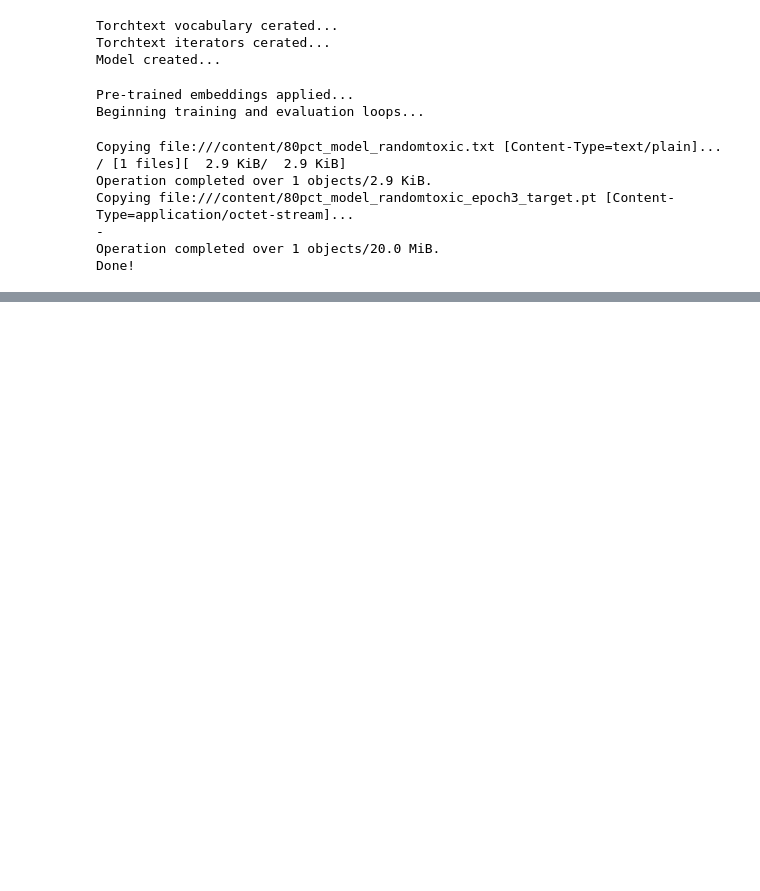
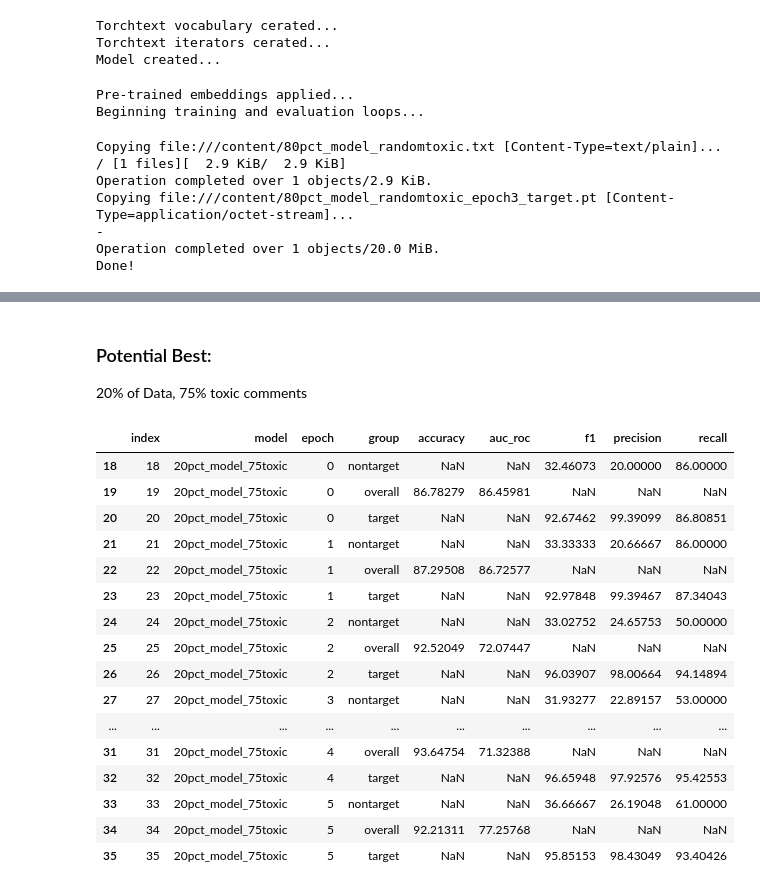
Before and after one commit to natashamathur/no_hate_all_love, a Jupyter notebook: test_lstm.ipynb, the cells around one changed output, grey strips where cells are left out. Saved outputs shown, nothing was run; the diff lists cells and outputs as text; code cells hidden in the pictures; blank space fills up the shorter version.

```diff
--- a/test_lstm.ipynb
+++ b/test_lstm.ipynb
@@ -1059,0 +1116,24 @@ Done!
+# %% [markdown]
+### Potential Best:
+
+20% of Data, 75% toxic comments
+# %%
+results_df[results_df.model == '20pct_model_75toxic']
+# %% [output]
+|  | index | model | epoch | group | accuracy | auc_roc | f1 | precision | recall |
+| 18 | 18 | 20pct_model_75toxic | 0 | nontarget | NaN | NaN | 32.46073 | 20.00000 | 86.00000 |
+| 19 | 19 | 20pct_model_75toxic | 0 | overall | 86.78279 | 86.45981 | NaN | NaN | NaN |
+| 20 | 20 | 20pct_model_75toxic | 0 | target | NaN | NaN | 92.67462 | 99.39099 | 86.80851 |
+| 21 | 21 | 20pct_model_75toxic | 1 | nontarget | NaN | NaN | 33.33333 | 20.66667 | 86.00000 |
+| 22 | 22 | 20pct_model_75toxic | 1 | overall | 87.29508 | 86.72577 | NaN | NaN | NaN |
+| 23 | 23 | 20pct_model_75toxic | 1 | target | NaN | NaN | 92.97848 | 99.39467 | 87.34043 |
+| 24 | 24 | 20pct_model_75toxic | 2 | nontarget | NaN | NaN | 33.02752 | 24.65753 | 50.00000 |
+| 25 | 25 | 20pct_model_75toxic | 2 | overall | 92.52049 | 72.07447 | NaN | NaN | NaN |
+| 26 | 26 | 20pct_model_75toxic | 2 | target | NaN | NaN | 96.03907 | 98.00664 | 94.14894 |
+| 27 | 27 | 20pct_model_75toxic | 3 | nontarget | NaN | NaN | 31.93277 | 22.89157 | 53.00000 |
+| ... | ... | ... | ... | ... | ... | ... | ... | ... | ... |
+| 31 | 31 | 20pct_model_75toxic | 4 | overall | 93.64754 | 71.32388 | NaN | NaN | NaN |
+| 32 | 32 | 20pct_model_75toxic | 4 | target | NaN | NaN | 96.65948 | 97.92576 | 95.42553 |
+| 33 | 33 | 20pct_model_75toxic | 5 | nontarget | NaN | NaN | 36.66667 | 26.19048 | 61.00000 |
+| 34 | 34 | 20pct_model_75toxic | 5 | overall | 92.21311 | 77.25768 | NaN | NaN | NaN |
+| 35 | 35 | 20pct_model_75toxic | 5 | target | NaN | NaN | 95.85153 | 98.43049 | 93.40426 |
```
Also changed, not shown: parts of 14 cells of this notebook.
